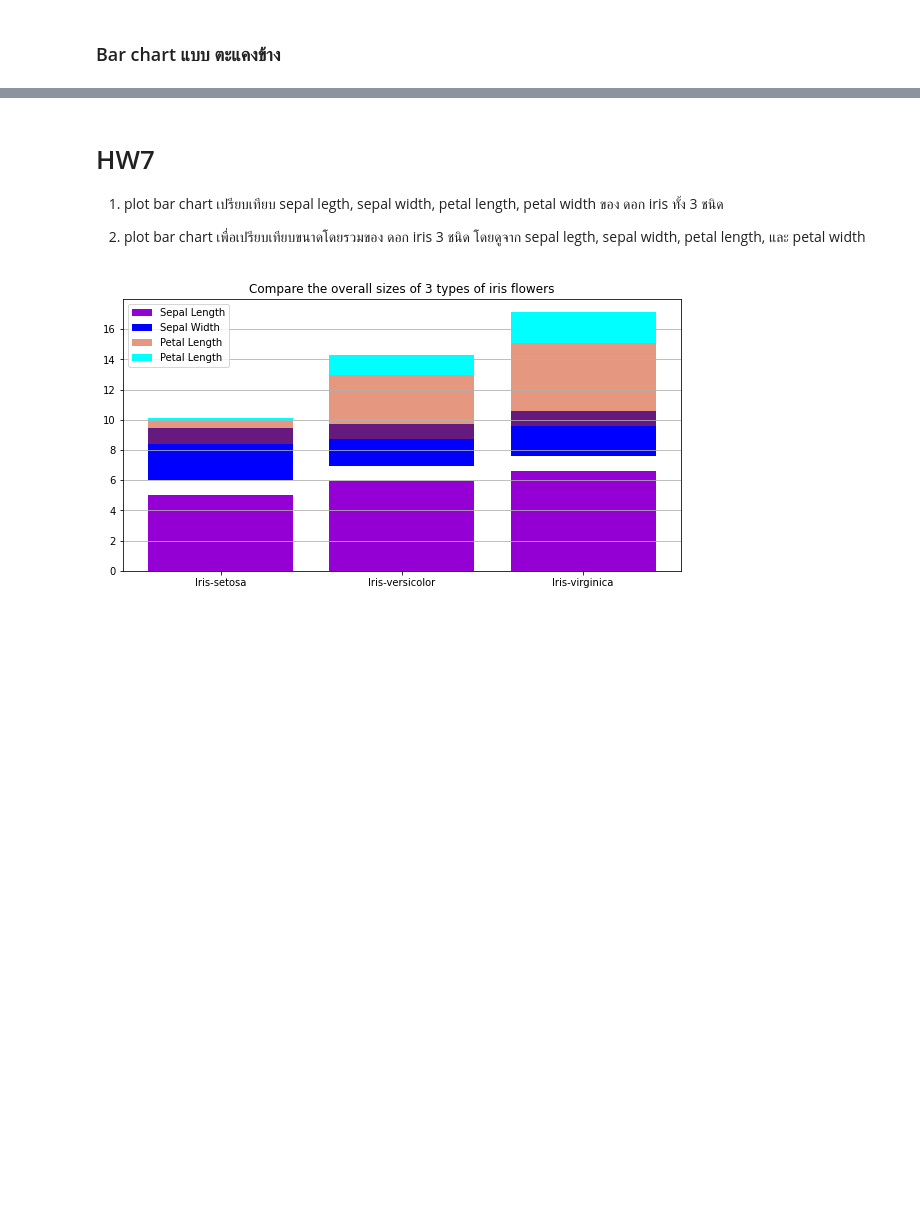
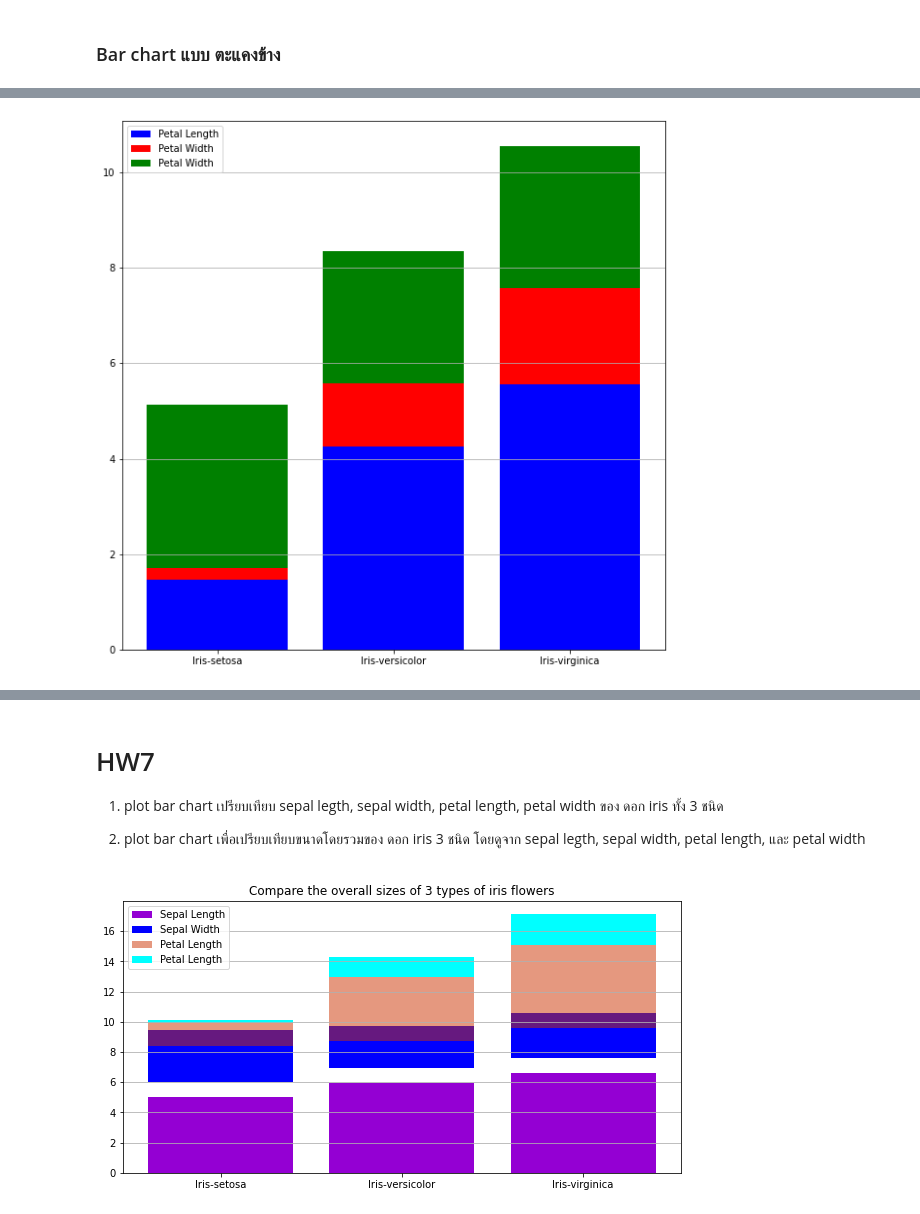
Before and after one commit to nannthd/BasicProg_DataViz65, a Jupyter notebook: DataViz04_Data_Comparison.ipynb, the cells around one changed output, grey strips where cells are left out. Drawn from its saved outputs; the diff is of its cells as text; code cells hidden in the pictures; blank space fills up the shorter version.

```diff
--- a/DataViz04_Data_Comparison.ipynb
+++ b/DataViz04_Data_Comparison.ipynb
@@ -353,0 +377,9 @@ plt.legend();
+# %%
+plt.bar([1,2,3],sample_data['PetalLength'],color='b',label='Petal Length')
+plt.bar([1,2,3],sample_data['PetalWidth'],bottom=sample_data['PetalLength'],color='r',label='Petal Width')
+plt.bar([1,2,3],sample_data['SepalWidth'],bottom=sample_data['PetalWidth']+sample_data['PetalLength'],color='g',label='Petal Width') # ต้องใช้ความสูงของกราฟ 2+3
+plt.xticks([1,2,3], sample_data.reset_index()['Name'])
+plt.grid(True,axis='y')
+plt.legend();
+# %% [output]
+[figure, added]
```
Also changed, not shown: parts of 45 cells of this notebook.
